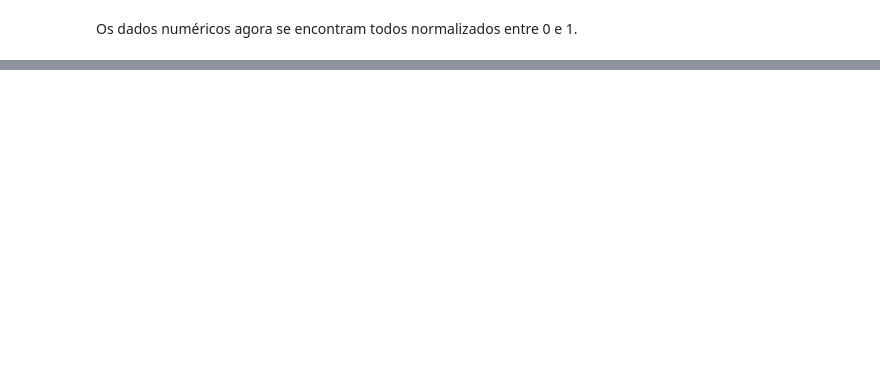
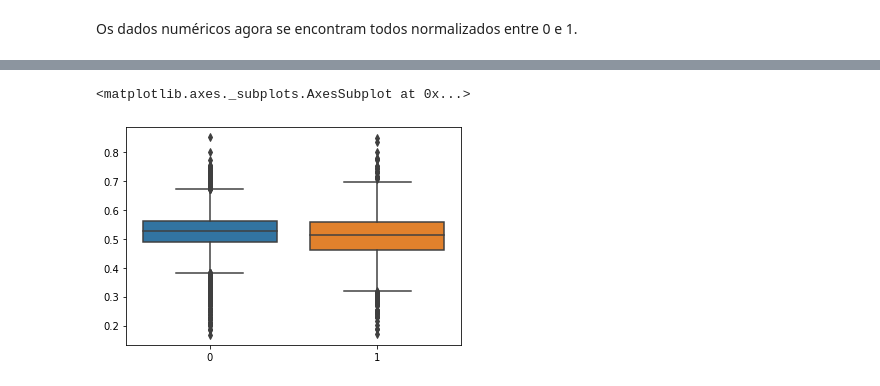
Before and after one commit to tta13/NBA-data-analysis, a Jupyter notebook: code.ipynb, the cells around one changed output, grey strips where cells are left out. Cells and saved outputs as stored; diff of their text form; code cells hidden in the pictures; blank space fills up the shorter version.

Commit message:
Add hypothesis test (drafted vs undrafted)

```diff
--- a/code.ipynb
+++ b/code.ipynb
@@ -2034,0 +2072,8 @@ Os dados numéricos agora se encontram todos normalizados entre 0 e 1.
+# %%
+gp_0 = df[df['undrafted'] == 0]['ts_pct']
+gp_1 = df[df['undrafted'] == 1]['ts_pct']
+# %%
+sns.boxplot(data=[gp_0, gp_1])
+# %% [output]
+<matplotlib.axes._subplots.AxesSubplot at 0x...>
+[figure, added]
```
Also changed, not shown: parts of 13 cells of this notebook.
